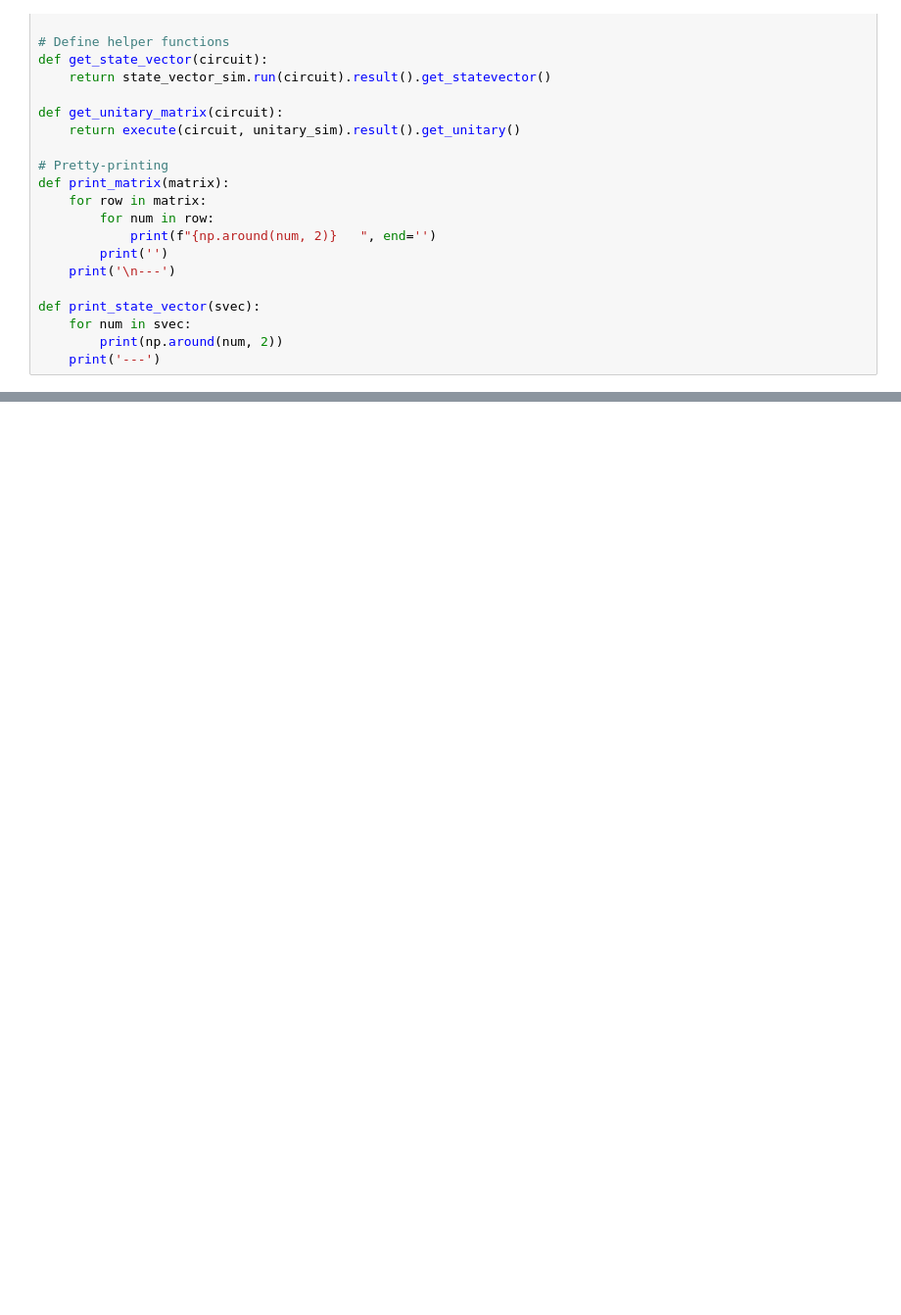
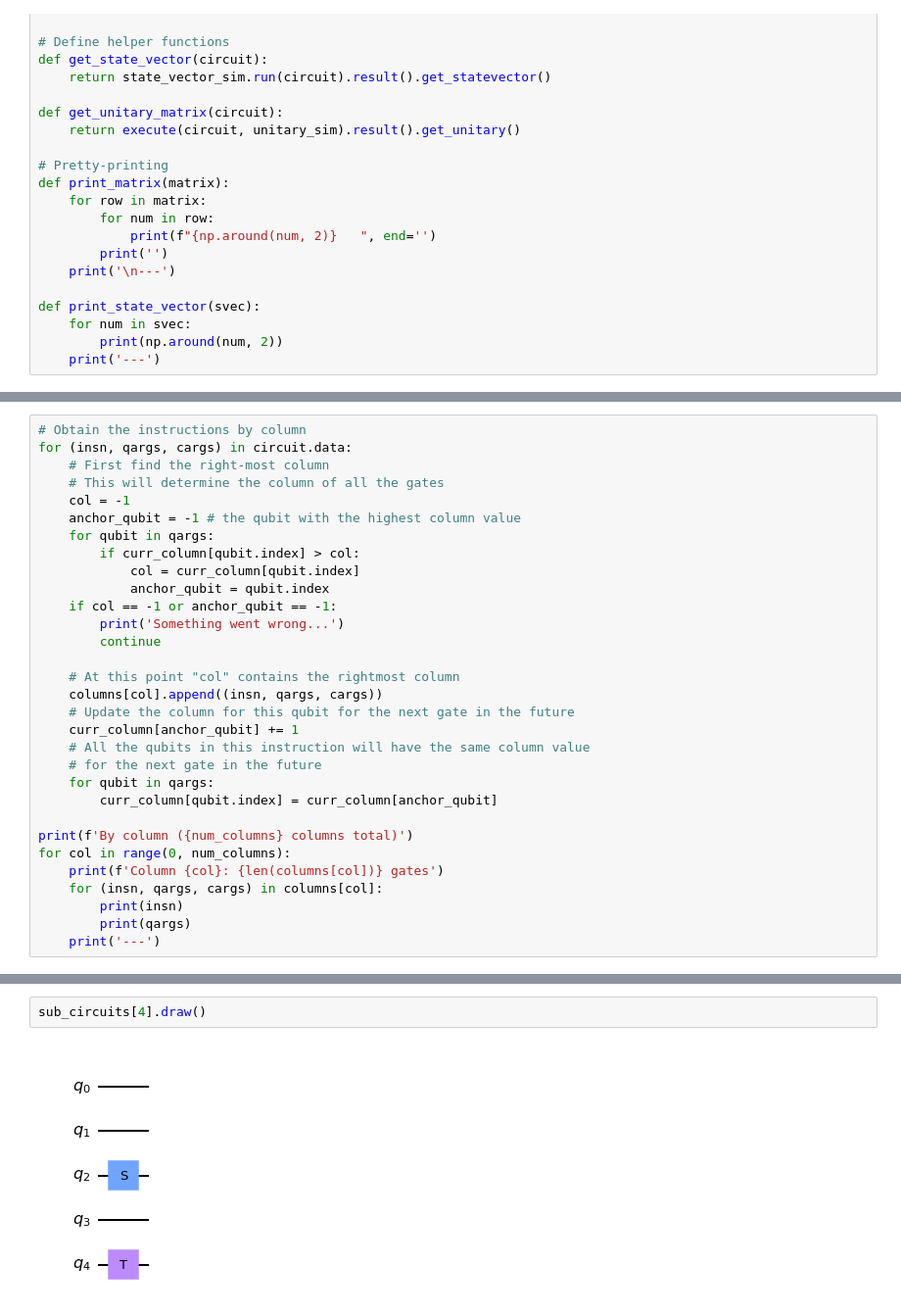
Before and after one commit to marquitos0119/quantum-music, a Jupyter notebook: Notebooks/circuit-splitter.ipynb, the cells around one changed output, grey strips where cells are left out. Shown at 98% size. Drawn from its saved outputs; the diff is of its cells as text; blank space fills up the shorter version.

```diff
--- a/Notebooks/circuit-splitter.ipynb
+++ b/Notebooks/circuit-splitter.ipynb
@@ -53,0 +116,31 @@ circuit.draw()
+# %%
+# Obtain the instructions by column
+for (insn, qargs, cargs) in circuit.data:
+    # First find the right-most column
+    # This will determine the column of all the gates
+    col = -1
+    anchor_qubit = -1 # the qubit with the highest column value
+    for qubit in qargs:
+        if curr_column[qubit.index] > col:
+            col = curr_column[qubit.index]
+            anchor_qubit = qubit.index
+    if col == -1 or anchor_qubit == -1:
+        print('Something went wrong...')
+        continue
+
+    # At this point "col" contains the rightmost column
+    columns[col].append((insn, qargs, cargs))
+    # Update the column for this qubit for the next gate in the future
+    curr_column[anchor_qubit] += 1
+    # All the qubits in this instruction will have the same column value
+    # for the next gate in the future
+    for qubit in qargs:
+        curr_column[qubit.index] = curr_column[anchor_qubit]
+
+print(f'By column ({num_columns} columns total)')
+for col in range(0, num_columns):
+    print(f'Column {col}: {len(columns[col])} gates')
+    for (insn, qargs, cargs) in columns[col]:
+        print(insn)
+        print(qargs)
+    print('---')
@@ -54,3 +173,7 @@ circuit.draw()
+# %%
+sub_circuits[4].draw()
+# %% [output]
+[figure, added]
 # %%
 # Each sub-circuit will have the same number of qubits as the original circuit
 num_qubits = circuit.num_qubits
```
Also changed, not shown: parts of 15 cells of this notebook.
